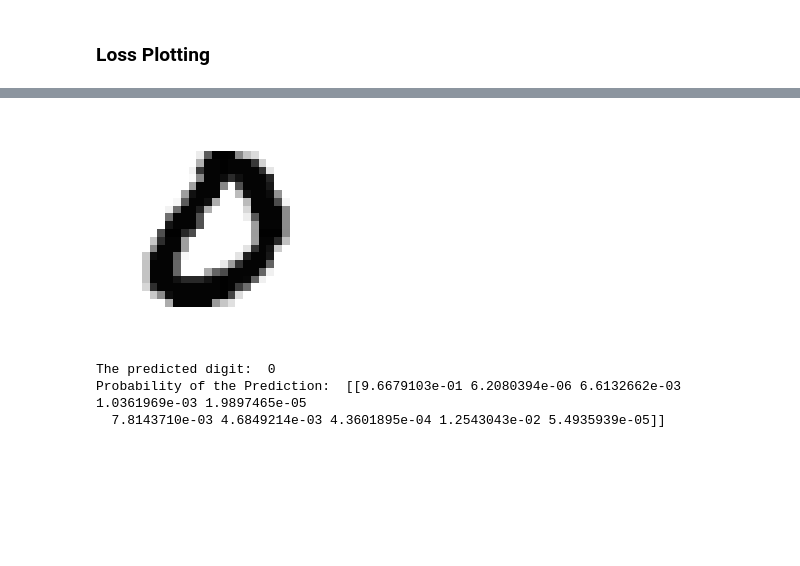
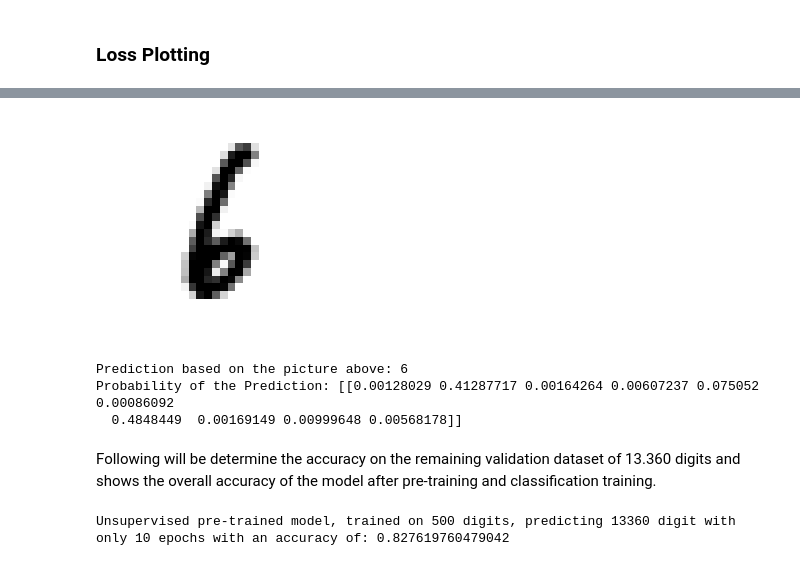
Before and after one commit to IIIskiplikIII/autoencoding-mnist, a Jupyter notebook: autoencoding-mnist.ipynb, the cells around one changed output, grey strips where cells are left out. Drawn from its saved outputs; the diff is of its cells as text; code cells hidden in the pictures; blank space fills up the shorter version.

Commit message:
Working structure - changed loss function - changed dataset for final test - changed some printings

```diff
--- a/autoencoding-mnist.ipynb
+++ b/autoencoding-mnist.ipynb
@@ -133,11 +133,17 @@ print(f'"X_test" shape: {X_test.shape}')
 # %% [markdown]
 #### Reshaping Data in Tensor Batch Structure
 # %%
+### DEBUG TODO: implement /wo chanel param
 def reshape_images(df_images):
+    '''Reshaping image structure to a three dimensional tensor'''
     df_images_resh = df_images.values.reshape(df_images.shape[0], 28, 28)
     return df_images_resh
 
 def reshape_conv_images(df_images):
+    '''
+    Reshaping image structure to a four dimensional tensor for conv networks,
+    where chanel is last
+    '''
     df_images_conv_resh = df_images.values.reshape(df_images.shape[0], 28, 28, 1)
     return df_images_conv_resh
 # %%
@@ -382,8 +390,13 @@ _________________________________________________________________
 # %% [markdown]
 ### Training the Model
 # %%
-X_train_resh_ch = X_train_resh.reshape(X_train_resh.shape[0], 28 ,28 ,1)
-X_valid_resh_ch = X_valid_resh.reshape(X_valid_resh.shape[0], 28 ,28 ,1)
+X_train_resh_ch = reshape_conv_images(X_train)
+X_valid_resh_ch = reshape_conv_images(X_valid)
+X_test_resh_ch = reshape_conv_images(X_test)
+
+## DEBUG TODO: Clean this up after test
+#X_train_resh_ch = X_train_resh.reshape(X_train_resh.shape[0], 28 ,28 ,1)
+#X_valid_resh_ch = X_valid_resh.reshape(X_valid_resh.shape[0], 28 ,28 ,1)
 # %%
 history = conv_denoising_ae.fit(X_train_resh_ch, X_train_resh_ch, epochs= 10, validation_data=(X_valid_resh_ch, X_valid_resh_ch))
 # %% [output]
@@ -678,13 +681,23 @@ In this part 500 training data sets will be created for training a normal backpr
 # %%
-X_train_pretrained_500 = X_train_resh[:500]
-X_valid_pretrained_500 = X_valid_resh[:500]
+#DEBUG TODO: Using the reshape_conv_image function here or better the already converted dataframe set.
+
+X_train_pret_resh_500 = X_train_resh_ch[:500]
+X_valid_pret_resh_500 = X_valid_resh_ch[:500]
+
+X_valid_pret_resh_r = X_valid_resh_ch[500:]   # Choosing the last 500 digits for testing unknown, untrained data
+
+#X_train_pretrained_500 = X_train_resh[:500]
+#X_valid_pretrained_500 = X_valid_resh[:500]
 
 y_train_pretrained_500 = y_train_resh[:500]
 y_valid_pretrained_500 = y_valid_resh[:500]
 
+y_valid_pretrained_r = y_valid_resh[500:]
+
+
 # reshaping for conv model structure (batchsize, pixel h, pixel w, channel)
-X_train_pret_resh_500 = X_train_pretrained_500.reshape(X_train_pretrained_500.shape[0],X_train_pretrained_500.shape[1], X_train_pretrained_500.shape[2], 1)
-X_valid_pret_resh_500 = X_valid_pretrained_500.reshape(X_valid_pretrained_500.shape[0],X_valid_pretrained_500.shape[1], X_valid_pretrained_500.shape[2], 1)
+#X_train_pret_resh_500 = X_train_pretrained_500.reshape(X_train_pretrained_500.shape[0],X_train_pretrained_500.shape[1], X_train_pretrained_500.shape[2], 1)
+#X_valid_pret_resh_500 = X_valid_pretrained_500.reshape(X_valid_pretrained_500.shape[0],X_valid_pretrained_500.shape[1], X_valid_pretrained_500.shape[2], 1)
 # %%
 print(X_train_pret_resh_500.shape)
 print(X_valid_pret_resh_500.shape)
@@ -787,13 +780,14 @@ plt.plot(history_pretrainted.history['val_loss'])
 # %%
-idx_testnumber_cls_ae = 1      # Index of test number for the next plottings
-plot_image(new_images[idx_testnumber_cls_ae])
+idx_testnumber_cls_ae = 8      # Index of test number for the next plottings
+plot_image(X_valid_pret_resh_r[idx_testnumber_cls_ae])
 # %% [output]
-[figure, old version]
+[figure, new version]
 # %%
-# Predicting the correct number based on the trained model.
-print("The predicted digit: ", np.argmax(new_model.predict(new_images[np.newaxis, idx_testnumber_cls_ae])))
-print("Probability of the Prediction: ", new_model.predict(new_images[np.newaxis, idx_testnumber_cls_ae]))
+print(f"Prediction based on the picture above: {np.argmax(new_model.predict(X_valid_pret_resh_r[np.newaxis, idx_testnumber_cls_ae]))}")
+print(f"Probability of the Prediction: {new_model.predict(X_valid_pret_resh_r[np.newaxis, idx_testnumber_cls_ae])}")
 # %% [output]
-The predicted digit:  0
-Probability of the Prediction:  [[9.6679103e-01 6.2080394e-06 6.6132662e-03 1.0361969e-03 1.9897465e-05
-  7.8143710e-03 4.6849214e-03 4.3601895e-04 1.2543043e-02 5.4935939e-05]]
+Prediction based on the picture above: 6
+Probability of the Prediction: [[0.00128029 0.41287717 0.00164264 0.00607237 0.075052   0.00086092
+  0.4848449  0.00169149 0.00999648 0.00568178]]
+# %% [markdown]
+Following will be determine the accuracy on the remaining validation dataset of 13.360 digits and shows the overall accuracy of the model after pre-training and classification training.
@@ -799,0 +797,7 @@ Probability of the Prediction:  [[9.6679103e-01 6.2080394e-06 6.6132662e-03 1.03
+# %%
+from sklearn.metrics import accuracy_score
+acc_score_val = accuracy_score(y_valid_pretrained_r, y_val_pred_r)
+
+print(f"Unsupervised pre-trained model, trained on 500 digits, predicting {y_val_pred_r.shape[0]:} digit with only 20 epochs trained with an accuracy of: {acc_score_val}")
+# %% [output]
+Unsupervised pre-trained model, trained on 500 digits, predicting 13360 digit with only 10 epochs with an accuracy of: 0.827619760479042
```
Also changed, not shown: parts of 45 cells of this notebook.
